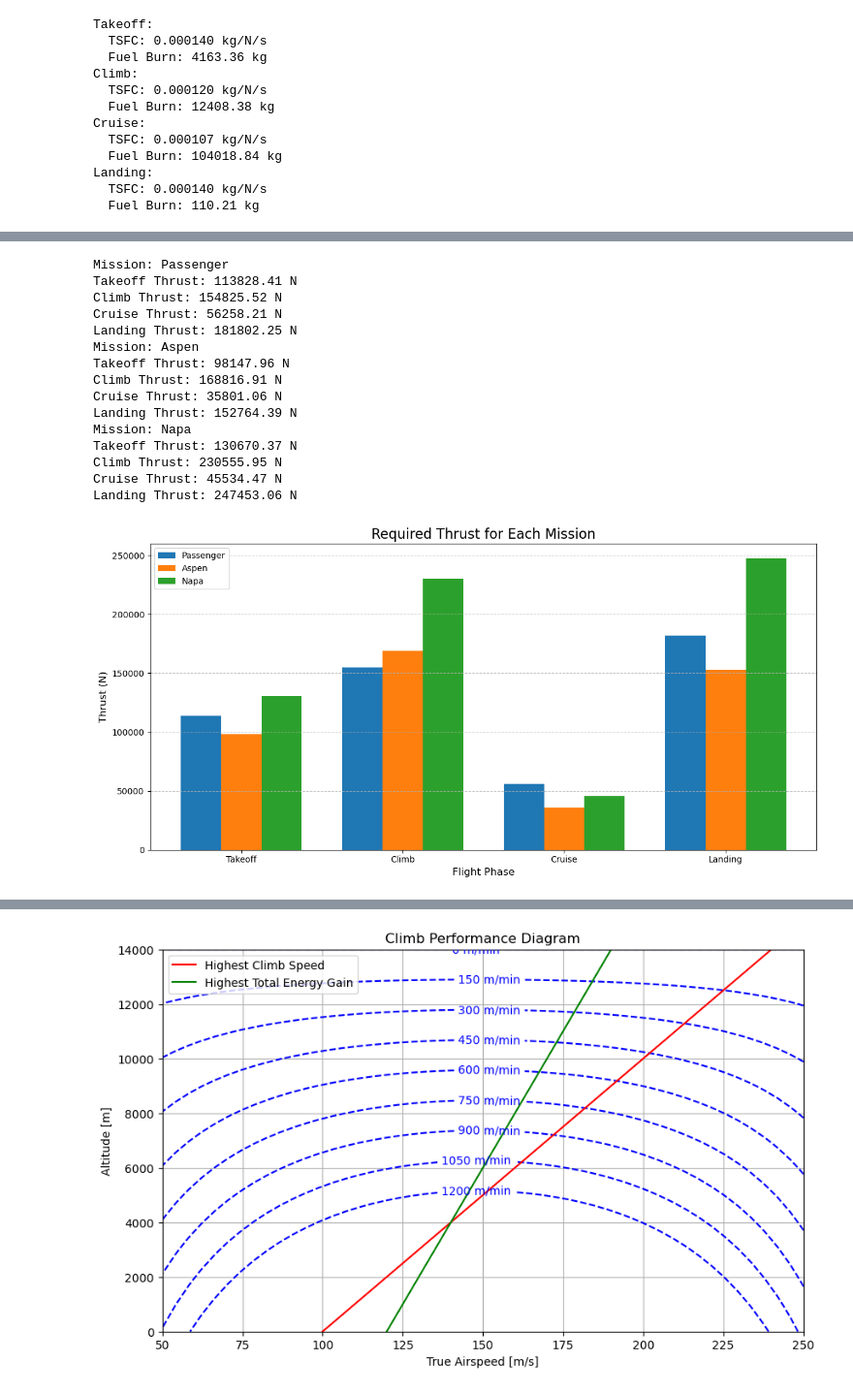
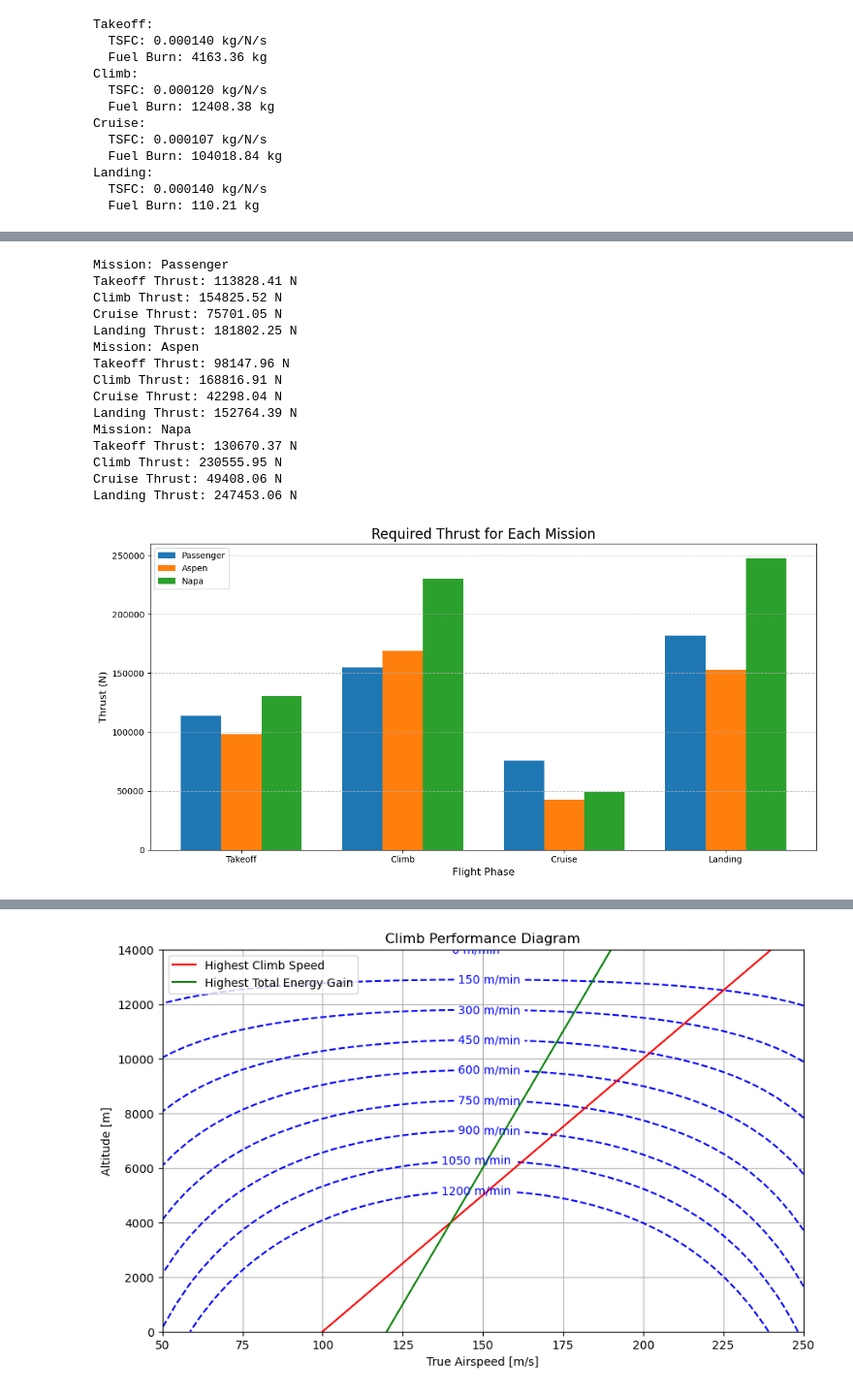
Before and after one commit to AntoineVanHoye/integrated_project, a Jupyter notebook: thrust.ipynb, the cells around one changed output, grey strips where cells are left out. Shown: that part at 97% size. Saved outputs shown, nothing was run; the diff lists cells and outputs as text; code cells hidden in the pictures.

```diff
--- a/thrust.ipynb
+++ b/thrust.ipynb
@@ -177,7 +177,7 @@ flight_phases = {
 }
 
 # Constants
-F0 = 100000 # Sea level thrust per engine in N
+F0 = 150000 # Sea level thrust per engine in N
 num_engines = 2  # Number of engines
 
 # Calculate thrust for each phase
@@ -253,9 +253,9 @@ weights = {
 
 # Mission-specific altitudes and speeds (m and m/s)
 missions = {
-    "Passenger": {"altitude": [0, 5000, 12500, 0], "speeds": [70, 140, 250, 60]},
-    "Aspen": {"altitude": [0, 2500, 11000, 0], "speeds": [65, 130, 230, 55]},
-    "Napa": {"altitude": [0, 2000, 10000, 0], "speeds": [75, 150, 240, 70]},
+    "Passenger": {"altitude": [0, 5000, 12500, 0], "speeds": [70, 140, 290, 60]},
+    "Aspen": {"altitude": [0, 2500, 11000, 0], "speeds": [65, 130, 250, 55]},
+    "Napa": {"altitude": [0, 2000, 10000, 0], "speeds": [75, 150, 250, 70]},
 }
 
 # Phases
@@ -300,46 +300,45 @@ for mission, data in missions.items():
         thrust_results[mission].append(T)
         print(f"{phase} Thrust: {T:.2f} N")
 
-# Visualization
+# Visualization of results
 fig, ax = plt.subplots(figsize=(12, 6))
 
 x = np.arange(len(phases))
 width = 0.25  # Bar width
 
 # Plot each mission's thrust for all phases
 for i, mission in enumerate(missions):
     ax.bar(x + i * width, thrust_results[mission], width, label=mission)
 
-# Customization
+
 ax.set_title("Required Thrust for Each Mission", fontsize=16)
 ax.set_xlabel("Flight Phase", fontsize=12)
 ax.set_ylabel("Thrust (N)", fontsize=12)
 ax.set_xticks(x + width)
 ax.set_xticklabels(phases, fontsize=10)
 ax.legend(fontsize=10)
 ax.grid(axis='y', linestyle='--', alpha=0.7)
 
-# Show plot
+
 plt.tight_layout()
 plt.show()
-sa
 # %% [output]
 Mission: Passenger
 Takeoff Thrust: 113828.41 N
 Climb Thrust: 154825.52 N
-Cruise Thrust: 56258.21 N
+Cruise Thrust: 75701.05 N
 Landing Thrust: 181802.25 N
 Mission: Aspen
 Takeoff Thrust: 98147.96 N
 Climb Thrust: 168816.91 N
-Cruise Thrust: 35801.06 N
+Cruise Thrust: 42298.04 N
 Landing Thrust: 152764.39 N
 Mission: Napa
 Takeoff Thrust: 130670.37 N
 Climb Thrust: 230555.95 N
-Cruise Thrust: 45534.47 N
+Cruise Thrust: 49408.06 N
 Landing Thrust: 247453.06 N
-[figure, old version]
+[figure, new version]
 # %%
 import matplotlib.pyplot as plt
 import numpy as np
```
Also changed, not shown: parts of 4 cells of this notebook.
